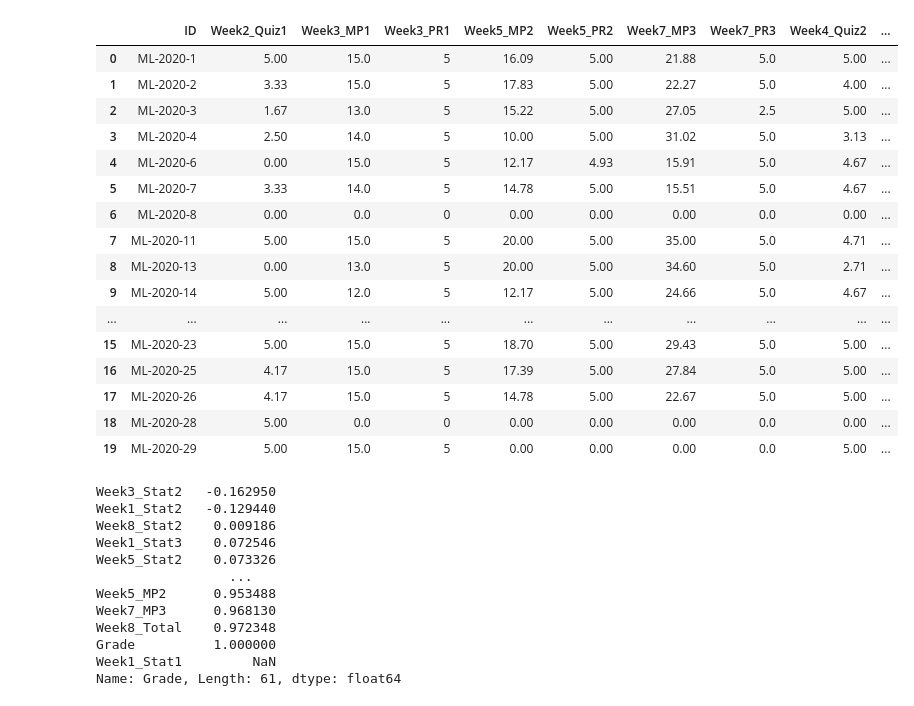
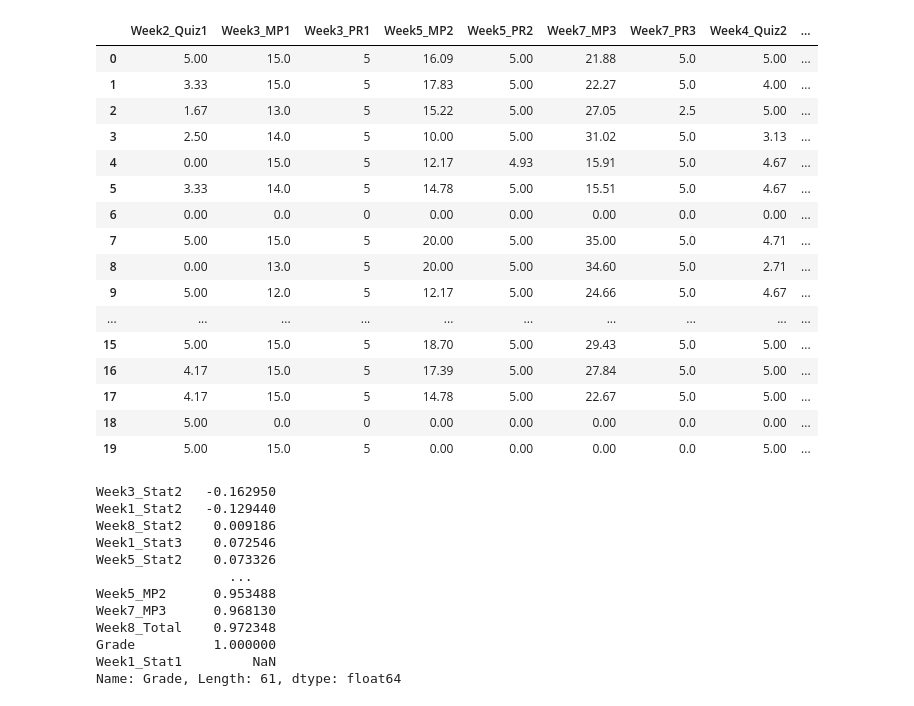
Before and after one commit to claredavies/DataScienceCoursework, a Jupyter notebook: StudentGradePredictionCoursework.ipynb, the cells around one changed output. Saved outputs shown, nothing was run; the diff lists cells and outputs as text; code cells hidden in the pictures.

```diff
--- a/StudentGradePredictionCoursework.ipynb
+++ b/StudentGradePredictionCoursework.ipynb
@@ -24,44 +24,44 @@ Saving DataCoursework2.csv to DataCoursework2 (12).csv
 | 3 | ML-2020-4 | 2.50 | 14.0 | 5 | 10.00 | 5.00 | 31.02 | 5.0 | 3.13 | ... |
 | 4 | ML-2020-6 | 0.00 | 15.0 | 5 | 12.17 | 4.93 | 15.91 | 5.0 | 4.67 | ... |
 # %%
-# std = std.drop(['ID'],axis=1)
+std = std.drop(['ID'],axis=1)
 
 std['Week1_Stat'] = (std['Week1_Stat0'] + std['Week1_Stat1'] + std['Week1_Stat2'] + std['Week1_Stat3'])
 std['Week2_Stat'] = (std['Week2_Stat0'] + std['Week2_Stat1'] + std['Week2_Stat2'] + std['Week2_Stat3'])
 std['Week3_Stat'] = (std['Week3_Stat0'] + std['Week3_Stat1'] + std['Week3_Stat2'] + std['Week3_Stat3'])
 std['Week4_Stat'] = (std['Week4_Stat0'] + std['Week4_Stat1'] + std['Week4_Stat2'] + std['Week4_Stat3'])
 std['Week5_Stat'] = (std['Week5_Stat0'] + std['Week5_Stat1'] + std['Week5_Stat2'] + std['Week5_Stat3'])
 std['Week6_Stat'] = (std['Week6_Stat0'] + std['Week6_Stat1'] + std['Week6_Stat2'] + std['Week6_Stat3'])
 std['Week7_Stat'] = (std['Week7_Stat0'] + std['Week7_Stat1'] + std['Week7_Stat2'] + std['Week7_Stat3'])
 std['Week8_Stat'] = (std['Week8_Stat0'] + std['Week8_Stat1'] + std['Week8_Stat2'] + std['Week8_Stat3'])
 std['Week9_Stat'] = (std['Week9_Stat0'] + std['Week9_Stat1'] + std['Week9_Stat2'] + std['Week9_Stat3'])
 
 std['OverallStat'] = std['Week1_Stat'] + std['Week2_Stat'] + std['Week3_Stat'] + std['Week4_Stat'] + std['Week5_Stat'] + std['Week6_Stat'] + std['Week7_Stat']  + std['Week8_Stat'] + std['Week9_Stat']
 std['OverallStat0'] = std['Week1_Stat0'] + std['Week2_Stat0'] + std['Week3_Stat0'] + std['Week4_Stat0'] + std['Week5_Stat0'] + std['Week6_Stat0'] + std['Week7_Stat0']  + std['Week8_Stat0'] + std['Week9_Stat0']
 std['OverallStat1'] = std['Week1_Stat1'] + std['Week2_Stat1'] + std['Week3_Stat1'] + std['Week4_Stat1'] + std['Week5_Stat1'] + std['Week6_Stat1'] + std['Week7_Stat1']  + std['Week8_Stat1'] + std['Week9_Stat1']
 std['OverallStat2'] = std['Week1_Stat2'] + std['Week2_Stat2'] + std['Week3_Stat2'] + std['Week4_Stat2'] + std['Week5_Stat2'] + std['Week6_Stat2'] + std['Week7_Stat2']  + std['Week8_Stat2'] + std['Week9_Stat2']
 std['OverallStat3'] = std['Week1_Stat3'] + std['Week2_Stat3'] + std['Week3_Stat3'] + std['Week4_Stat3'] + std['Week5_Stat3'] + std['Week6_Stat3'] + std['Week7_Stat3']  + std['Week8_Stat3'] + std['Week9_Stat3']
 
 # std.drop(std.iloc[:, 10:46], inplace = True, axis = 1)
 std.head(20)
 # %% [output]
-|  | ID | Week2_Quiz1 | Week3_MP1 | Week3_PR1 | Week5_MP2 | Week5_PR2 | Week7_MP3 | Week7_PR3 | Week4_Quiz2 | ... |
-| 0 | ML-2020-1 | 5.00 | 15.0 | 5 | 16.09 | 5.00 | 21.88 | 5.0 | 5.00 | ... |
-| 1 | ML-2020-2 | 3.33 | 15.0 | 5 | 17.83 | 5.00 | 22.27 | 5.0 | 4.00 | ... |
-| 2 | ML-2020-3 | 1.67 | 13.0 | 5 | 15.22 | 5.00 | 27.05 | 2.5 | 5.00 | ... |
-| 3 | ML-2020-4 | 2.50 | 14.0 | 5 | 10.00 | 5.00 | 31.02 | 5.0 | 3.13 | ... |
-| 4 | ML-2020-6 | 0.00 | 15.0 | 5 | 12.17 | 4.93 | 15.91 | 5.0 | 4.67 | ... |
-| 5 | ML-2020-7 | 3.33 | 14.0 | 5 | 14.78 | 5.00 | 15.51 | 5.0 | 4.67 | ... |
-| 6 | ML-2020-8 | 0.00 | 0.0 | 0 | 0.00 | 0.00 | 0.00 | 0.0 | 0.00 | ... |
-| 7 | ML-2020-11 | 5.00 | 15.0 | 5 | 20.00 | 5.00 | 35.00 | 5.0 | 4.71 | ... |
-| 8 | ML-2020-13 | 0.00 | 13.0 | 5 | 20.00 | 5.00 | 34.60 | 5.0 | 2.71 | ... |
-| 9 | ML-2020-14 | 5.00 | 12.0 | 5 | 12.17 | 5.00 | 24.66 | 5.0 | 4.67 | ... |
-| ... | ... | ... | ... | ... | ... | ... | ... | ... | ... | ... |
-| 15 | ML-2020-23 | 5.00 | 15.0 | 5 | 18.70 | 5.00 | 29.43 | 5.0 | 5.00 | ... |
-| 16 | ML-2020-25 | 4.17 | 15.0 | 5 | 17.39 | 5.00 | 27.84 | 5.0 | 5.00 | ... |
-| 17 | ML-2020-26 | 4.17 | 15.0 | 5 | 14.78 | 5.00 | 22.67 | 5.0 | 5.00 | ... |
-| 18 | ML-2020-28 | 5.00 | 0.0 | 0 | 0.00 | 0.00 | 0.00 | 0.0 | 0.00 | ... |
-| 19 | ML-2020-29 | 5.00 | 15.0 | 5 | 0.00 | 0.00 | 0.00 | 0.0 | 5.00 | ... |
+|  | Week2_Quiz1 | Week3_MP1 | Week3_PR1 | Week5_MP2 | Week5_PR2 | Week7_MP3 | Week7_PR3 | Week4_Quiz2 | ... |
+| 0 | 5.00 | 15.0 | 5 | 16.09 | 5.00 | 21.88 | 5.0 | 5.00 | ... |
+| 1 | 3.33 | 15.0 | 5 | 17.83 | 5.00 | 22.27 | 5.0 | 4.00 | ... |
+| 2 | 1.67 | 13.0 | 5 | 15.22 | 5.00 | 27.05 | 2.5 | 5.00 | ... |
+| 3 | 2.50 | 14.0 | 5 | 10.00 | 5.00 | 31.02 | 5.0 | 3.13 | ... |
+| 4 | 0.00 | 15.0 | 5 | 12.17 | 4.93 | 15.91 | 5.0 | 4.67 | ... |
+| 5 | 3.33 | 14.0 | 5 | 14.78 | 5.00 | 15.51 | 5.0 | 4.67 | ... |
+| 6 | 0.00 | 0.0 | 0 | 0.00 | 0.00 | 0.00 | 0.0 | 0.00 | ... |
+| 7 | 5.00 | 15.0 | 5 | 20.00 | 5.00 | 35.00 | 5.0 | 4.71 | ... |
+| 8 | 0.00 | 13.0 | 5 | 20.00 | 5.00 | 34.60 | 5.0 | 2.71 | ... |
+| 9 | 5.00 | 12.0 | 5 | 12.17 | 5.00 | 24.66 | 5.0 | 4.67 | ... |
+| ... | ... | ... | ... | ... | ... | ... | ... | ... | ... |
+| 15 | 5.00 | 15.0 | 5 | 18.70 | 5.00 | 29.43 | 5.0 | 5.00 | ... |
+| 16 | 4.17 | 15.0 | 5 | 17.39 | 5.00 | 27.84 | 5.0 | 5.00 | ... |
+| 17 | 4.17 | 15.0 | 5 | 14.78 | 5.00 | 22.67 | 5.0 | 5.00 | ... |
+| 18 | 5.00 | 0.0 | 0 | 0.00 | 0.00 | 0.00 | 0.0 | 0.00 | ... |
+| 19 | 5.00 | 15.0 | 5 | 0.00 | 0.00 | 0.00 | 0.0 | 5.00 | ... |
 # %%
 std.head(20)
 import matplotlib.pyplot as plt
```
Also changed, not shown: parts of 4 cells of this notebook.
